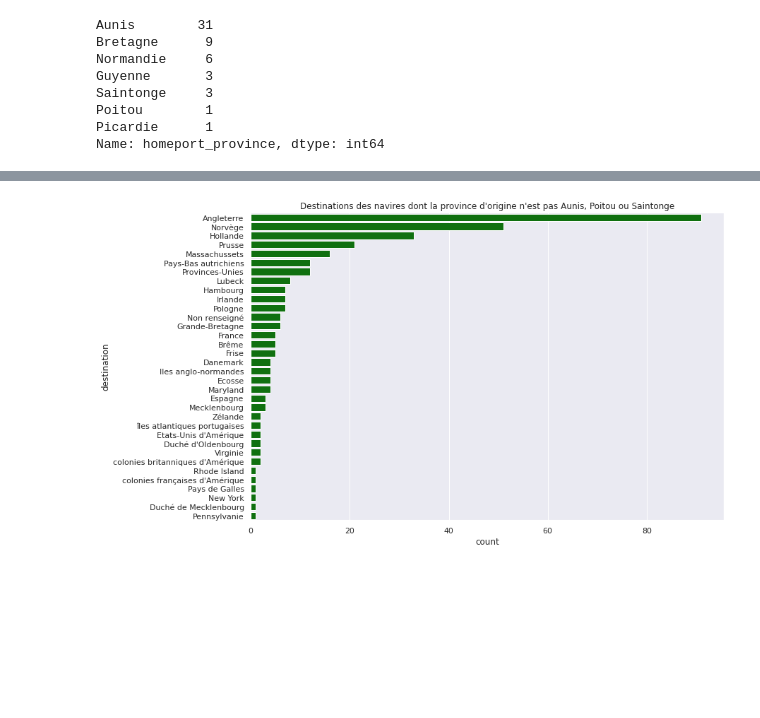
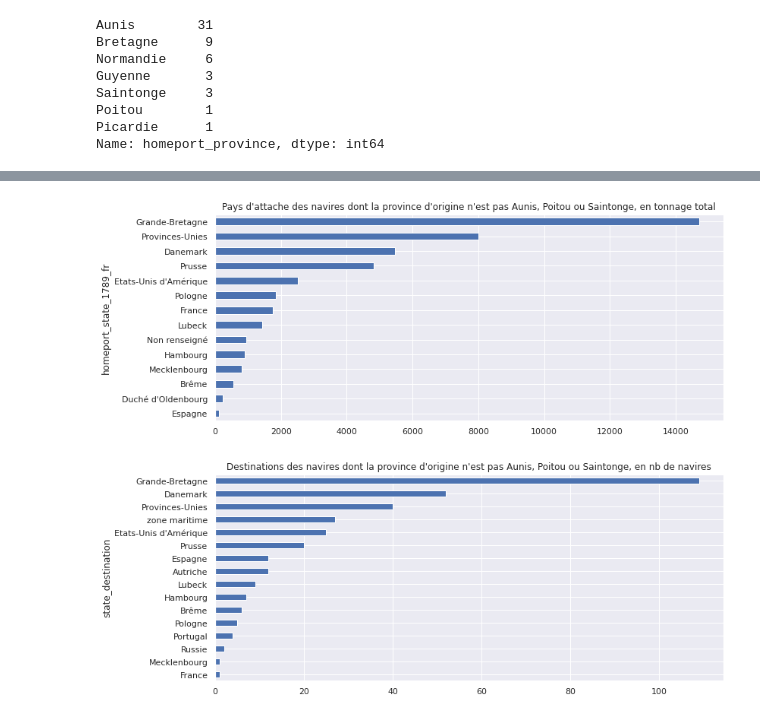
Before and after one commit to medialab/portic-datasprint-2021, a Jupyter notebook: productions/equipe_1/port_attache/sorties_vers_etranger_et_colonies.ipynb, the cells around one changed output, grey strips where cells are left out. Cells and saved outputs as stored; diff of their text form; code cells hidden in the pictures; blank space fills up the shorter version.

```diff
--- a/productions/equipe_1/port_attache/sorties_vers_etranger_et_colonies.ipynb
+++ b/productions/equipe_1/port_attache/sorties_vers_etranger_et_colonies.ipynb
@@ -124,3 +89 @@ Duché de Mecklenbourg      1
 Name: homeport_state_1789_fr, dtype: int64
-# %%
-sorties["destination"] = sorties.substate_destination.fillna(sorties.homeport_state_1789_fr)
@@ -227,0 +156,12 @@ plt.show()
+# %%
+sorties["commodity_standardized_fr"] = sorties["commodity_standardized_fr"].fillna("")
+# %%
+sorties["vers_colonies"] = sorties[sorties.commodity_standardized_fr.str.startswith("Pêche")]
+# %%
+sorties["vers_colonies"] = (
+    sorties.substate_destination.str.startswith("colonie") &
+    (~sorties.commodity_standardized_fr.str.startswith("Pêche")) &
+    (~sorties.port_destination.str.startswith("Saint-Pierre-et-Miquelon")) &
+    (~sorties.port_destination.str.startswith("Terre-Neuve"))
+
+)
@@ -246,12 +195,16 @@ plt.show()
+# %%
+tonnage = noDFLR.groupby("homeport_state_1789_fr")["tonnage"].sum()
+tonnage.sort_values().plot.barh()
+plt.title(
+    "Pays d'attache des navires dont la province d'origine n'est pas Aunis, Poitou ou Saintonge, en tonnage total")
+plt.show()
+# %% [output]
+[figure, added]
 # %%
-sns.set(rc={'figure.figsize':(12,8)})
-ax = sns.countplot(
-    y="destination",
-    data=noDFLR,
-    order=noDFLR.destination.value_counts().index,
-    orient="h",
-    color="green")
-plt.title("Destinations des navires dont la province d'origine n'est pas Aunis, Poitou ou Saintonge")
+destination = noDFLR.groupby("state_destination").size()
+destination.sort_values().plot.barh()
+plt.title(
+    "Destinations des navires dont la province d'origine n'est pas Aunis, Poitou ou Saintonge, en nb de navires")
 plt.show()
 # %% [output]
-[figure, old version]
+[figure, new version]
```
Also changed, not shown: parts of 27 cells of this notebook.
